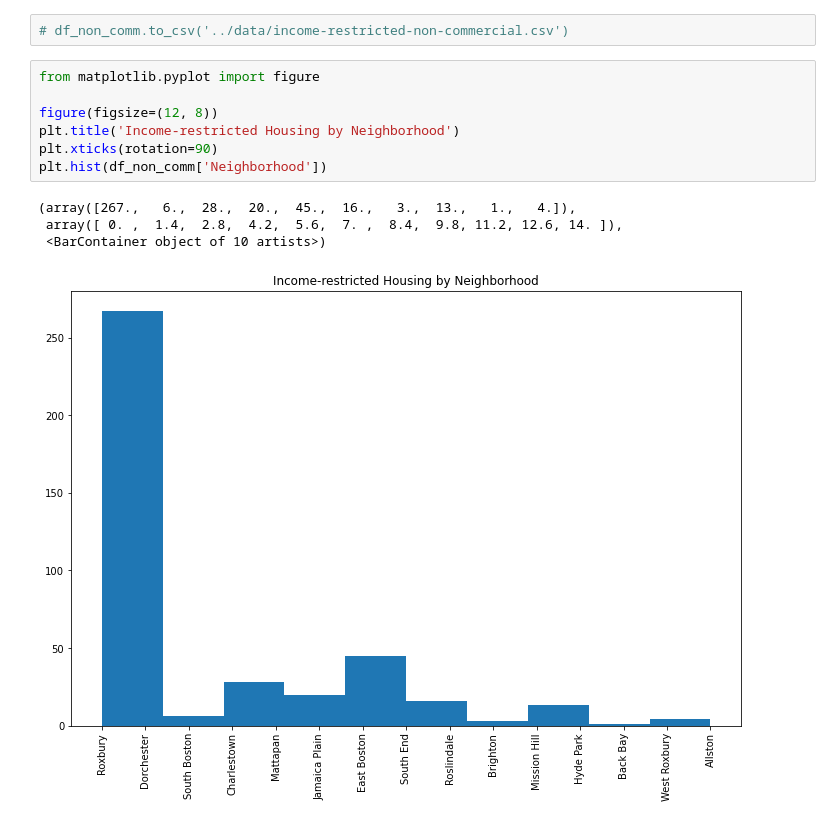
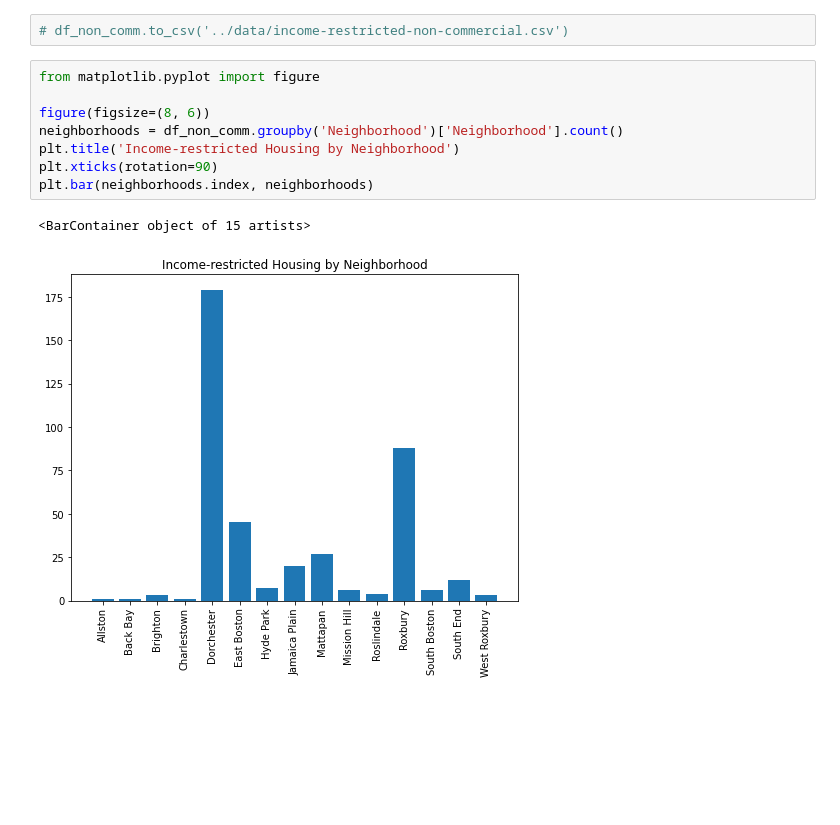
Before and after one commit to CHUF04/ds-councilor-louijeune-small-landlord, a Jupyter notebook: fall22-team-1/deliverable2/income-restricted-preprocessing.ipynb, the cells around one changed output. Saved outputs shown, nothing was run; the diff lists cells and outputs as text; blank space fills up the shorter version.

Commit message:
fixed histogram

```diff
--- a/fall22-team-1/deliverable2/income-restricted-preprocessing.ipynb
+++ b/fall22-team-1/deliverable2/income-restricted-preprocessing.ipynb
@@ -58,12 +58,11 @@ df_non_comm
 # %%
 from matplotlib.pyplot import figure
 
-figure(figsize=(12, 8))
+figure(figsize=(8, 6))
+neighborhoods = df_non_comm.groupby('Neighborhood')['Neighborhood'].count()
 plt.title('Income-restricted Housing by Neighborhood')
 plt.xticks(rotation=90)
-plt.hist(df_non_comm['Neighborhood'])
+plt.bar(neighborhoods.index, neighborhoods)
 # %% [output]
-(array([267.,   6.,  28.,  20.,  45.,  16.,   3.,  13.,   1.,   4.]),
- array([ 0. ,  1.4,  2.8,  4.2,  5.6,  7. ,  8.4,  9.8, 11.2, 12.6, 14. ]),
- <BarContainer object of 10 artists>)
+<BarContainer object of 15 artists>
-[figure, old version]
+[figure, new version]
```
Also changed, not shown: 1 other file.
